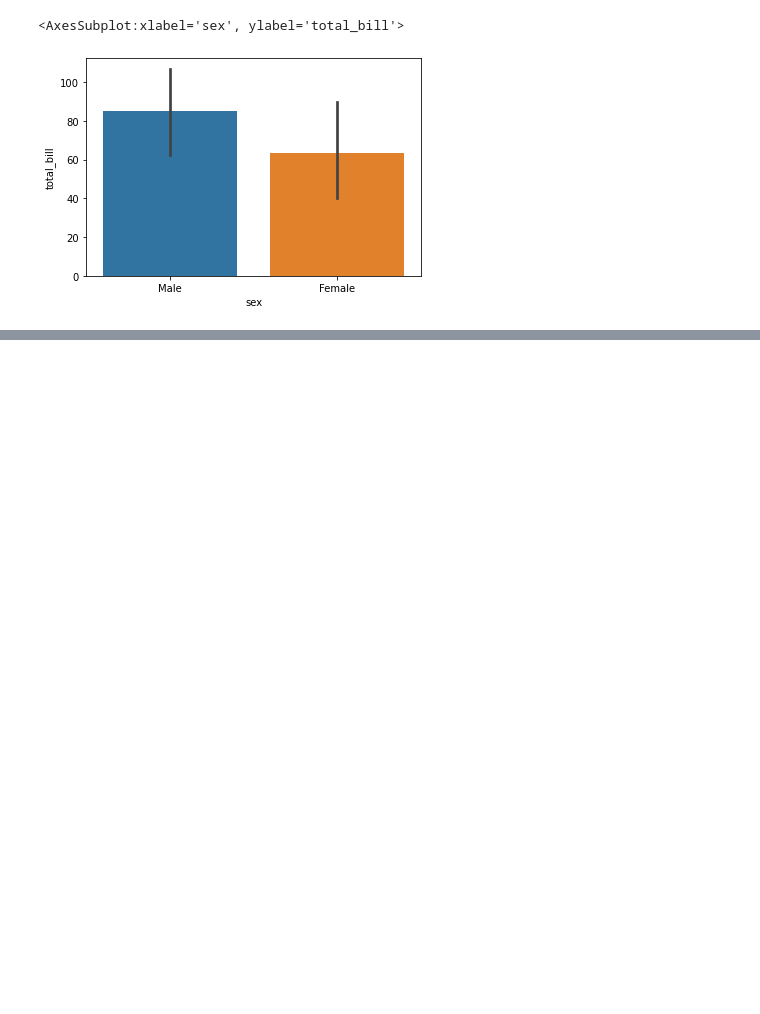
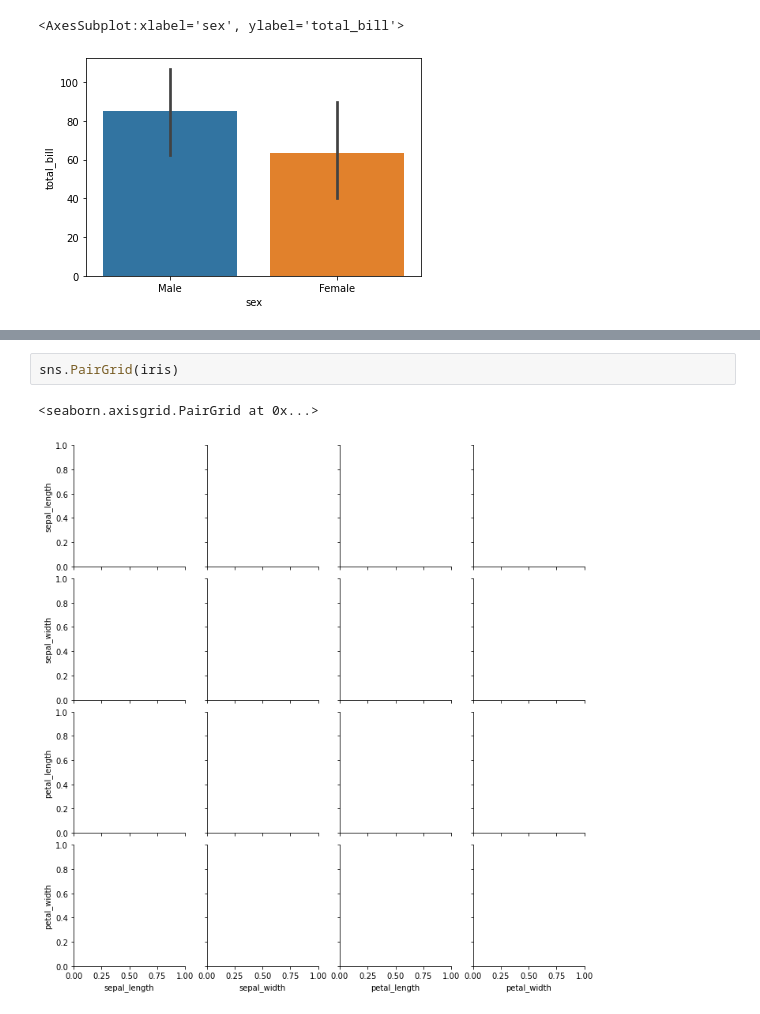
Before and after one commit to WaltTersly/datascience-projects, a Jupyter notebook: seaborn.ipynb, the cells around one changed output, grey strips where cells are left out. Cells and saved outputs as stored; diff of their text form; blank space fills up the shorter version.

```diff
--- a/seaborn.ipynb
+++ b/seaborn.ipynb
@@ -50,0 +67,5 @@ sns.barplot(x='sex', y='total_bill', data=tips, estimator=np.var)
+# %%
+sns.PairGrid(iris)
+# %% [output]
+<seaborn.axisgrid.PairGrid at 0x...>
+[figure, added]
```
Also changed, not shown: parts of 15 cells of this notebook.
